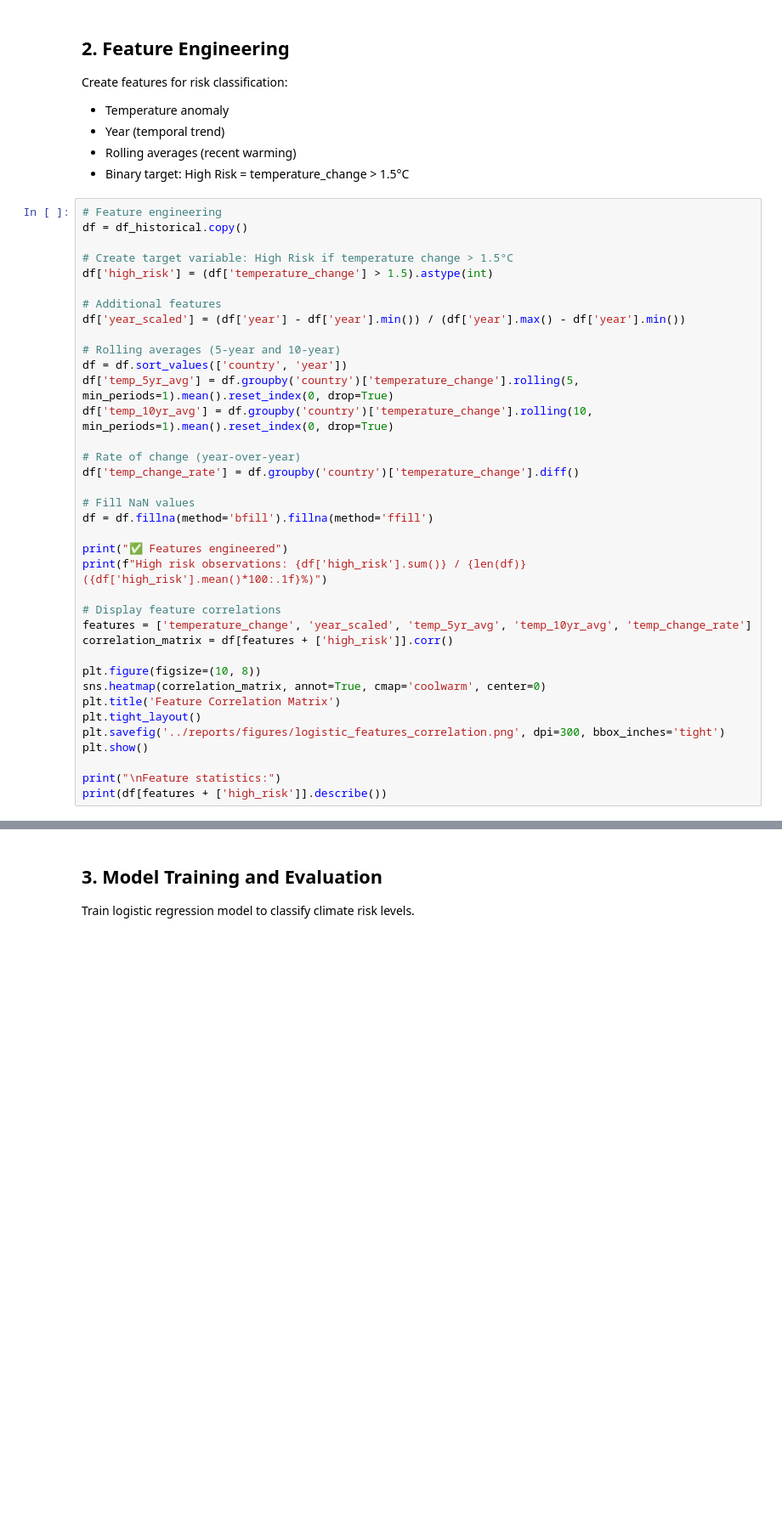
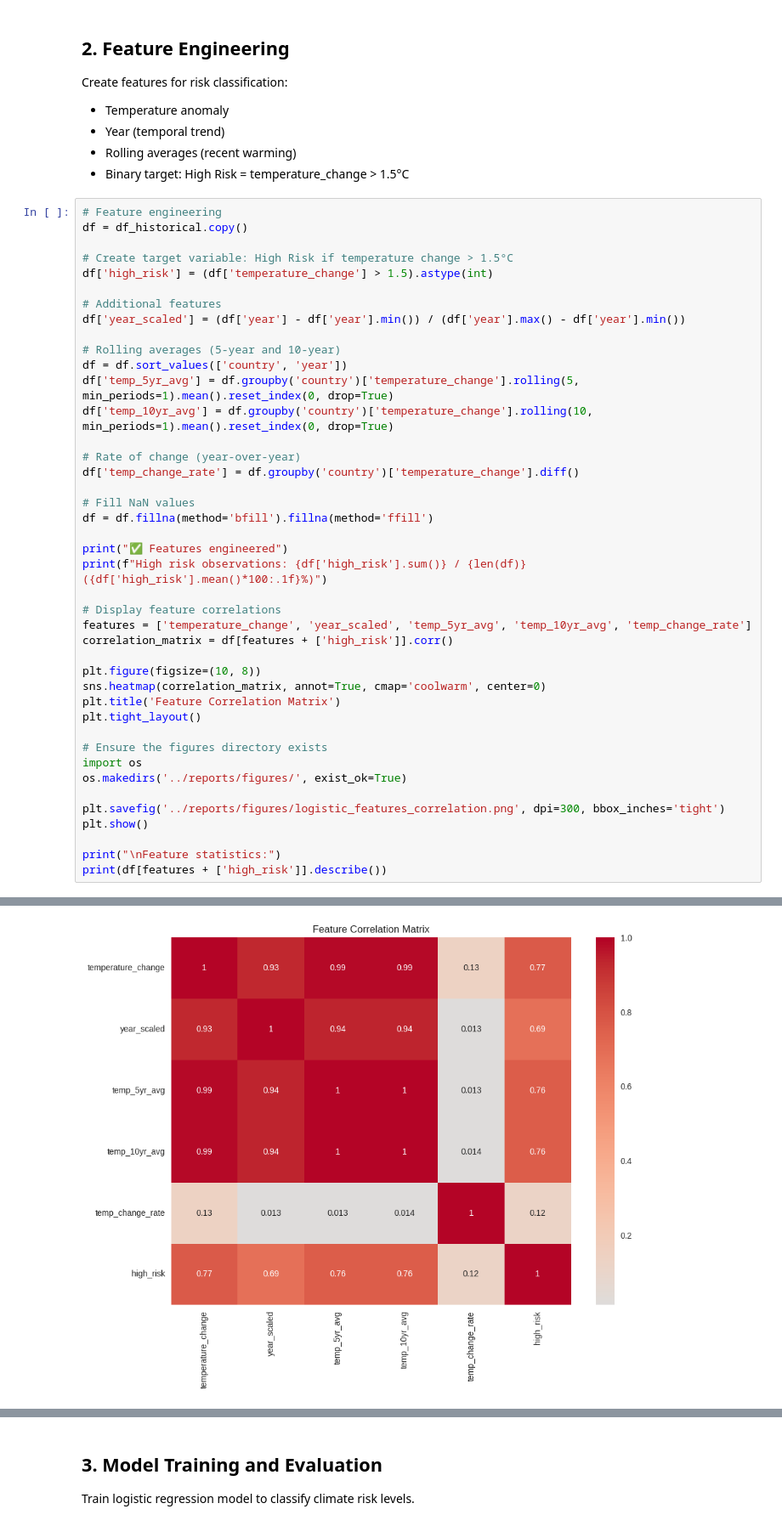
Before and after one commit to GabrielFersPin/Climate_Change_-Indicador, a Jupyter notebook: notebooks/08_logistic_regression_phase5.ipynb, the cells around one changed output, grey strips where cells are left out. Shown at 85% size. Saved outputs shown, nothing was run; the diff lists cells and outputs as text; blank space fills up the shorter version.

```diff
--- a/notebooks/08_logistic_regression_phase5.ipynb
+++ b/notebooks/08_logistic_regression_phase5.ipynb
@@ -134,8 +221,14 @@ plt.figure(figsize=(10, 8))
 sns.heatmap(correlation_matrix, annot=True, cmap='coolwarm', center=0)
 plt.title('Feature Correlation Matrix')
 plt.tight_layout()
+
+# Ensure the figures directory exists
+import os
+os.makedirs('../reports/figures/', exist_ok=True)
+
 plt.savefig('../reports/figures/logistic_features_correlation.png', dpi=300, bbox_inches='tight')
 plt.show()
 
 print("\nFeature statistics:")
 print(df[features + ['high_risk']].describe())
+# %% [output]
@@ -141,0 +237 @@ print(df[features + ['high_risk']].describe())
+[figure, added]
```
Also changed, not shown: parts of 6 cells of this notebook, 11 other files.
